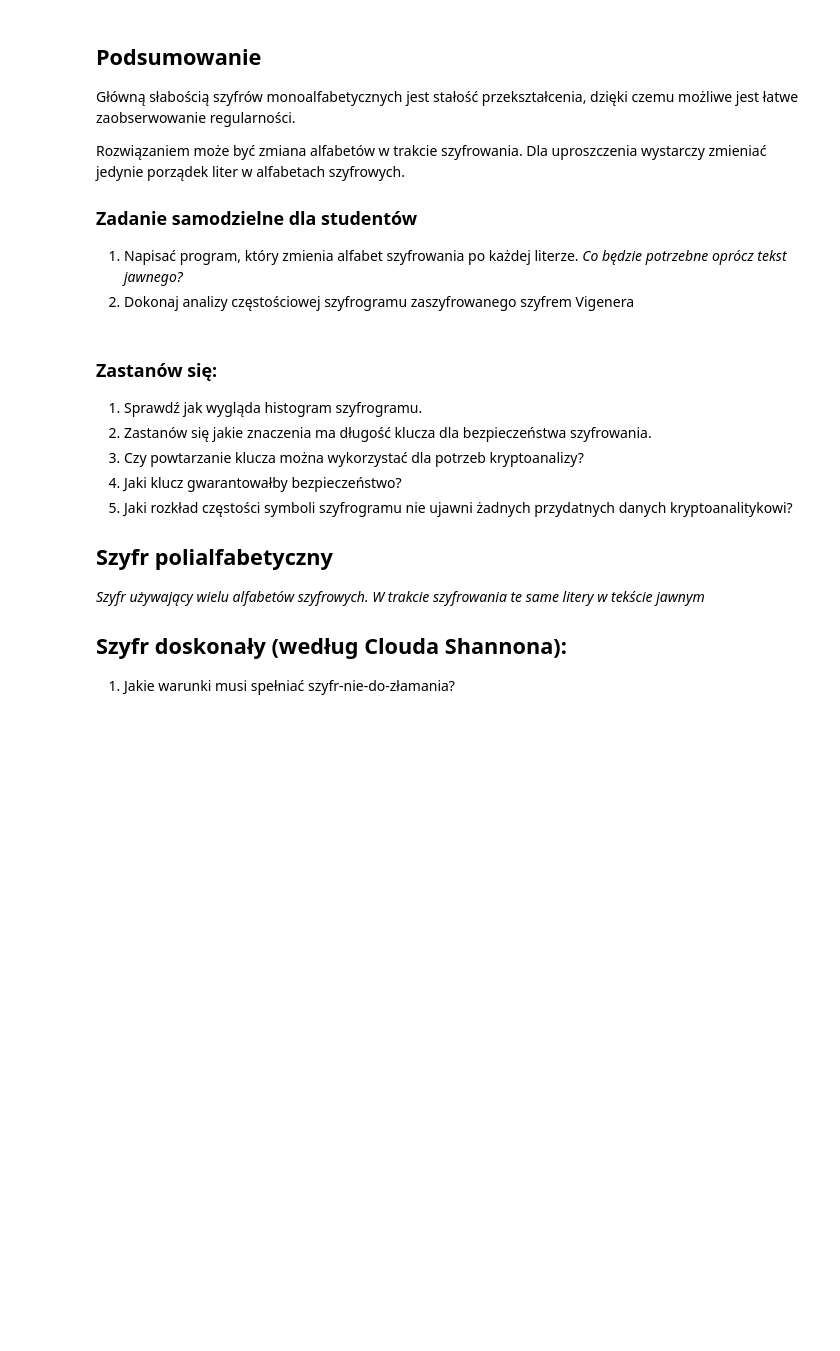
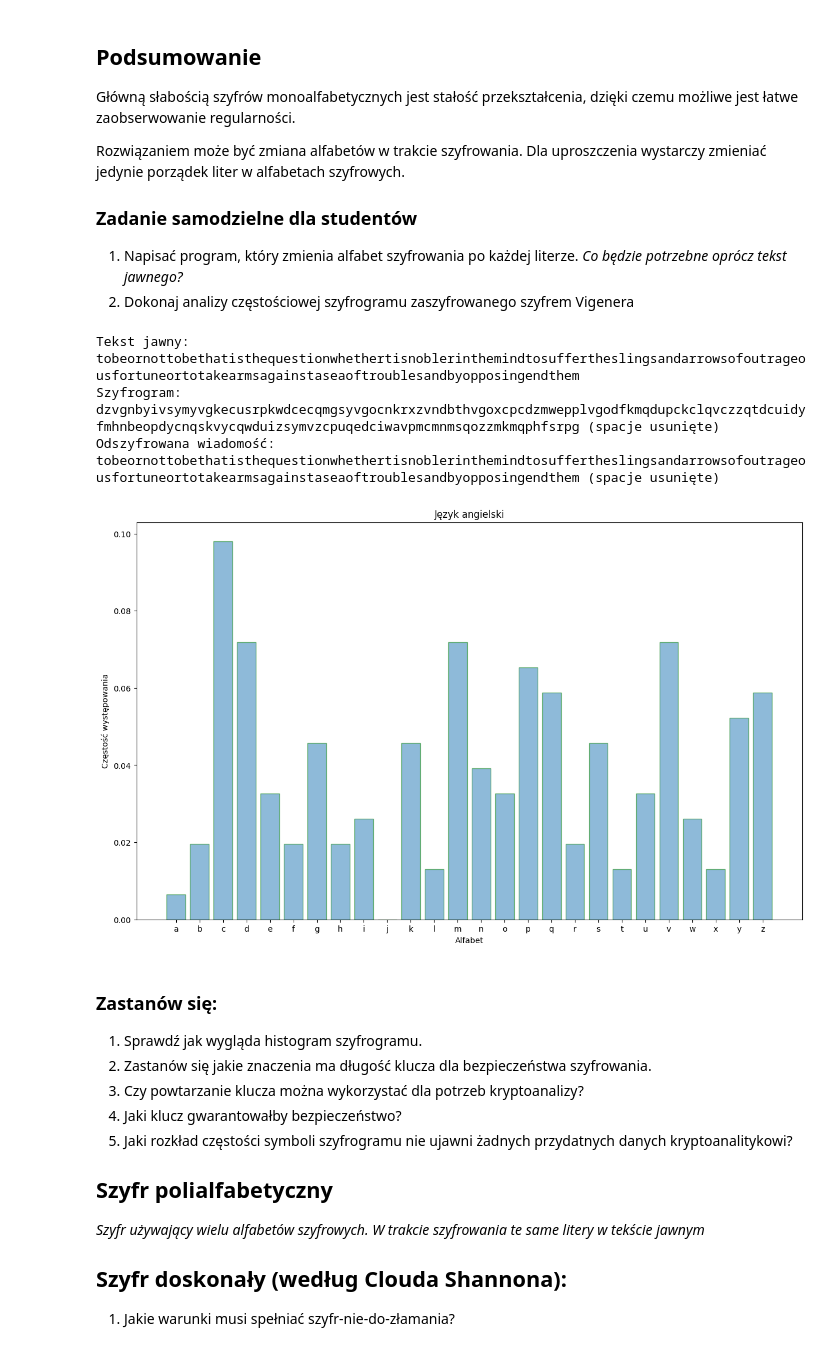
Before and after one commit to rkawa01/cryptography-course, a Jupyter notebook: Lab1/Laboratorium_01_4students.ipynb, the cells around one changed output. Drawn from its saved outputs; the diff is of its cells as text; code cells hidden in the pictures; blank space fills up the shorter version.

```diff
--- a/Lab1/Laboratorium_01_4students.ipynb
+++ b/Lab1/Laboratorium_01_4students.ipynb
@@ -98,3 +213,49 @@ ciphertext = ""
+# %%
+plaintext = "tobeornottobethatisthequestionwhethertisnoblerinthemindtosuffertheslingsandarrowsofoutrageousfortuneortotakearmsagainstaseaoftroublesandbyopposingendthem"
+key = "klucz"
+ciphertext = ""
+
+plaintext = plaintext.lower()
+
+print("Tekst jawny: ", plaintext)
+
+for i,char in enumerate(plaintext):
+    jump = key[i % len(key)]
+    ciphertext = ciphertext + alphabet[(alphabet.index(char) + alphabet.index(jump)) % alphabet_size]
+
+print("Szyfrogram: ",  ciphertext, "(spacje usunięte)")
+
+decodedtext = ""
+for i,char in enumerate(ciphertext):
+    jump = key[i % len(key)]
+    decodedtext = decodedtext + alphabet[(alphabet.index(char) - alphabet.index(jump)) % alphabet_size]
+
+print("Odszyfrowana wiadomość: ",  decodedtext,  "(spacje usunięte)")
+
+char_count = {}
+for char in alphabet:
+    char_count[char] = ciphertext.count(char)
+
+frequency = []
+for char in alphabet:
+    if char in char_count:
+        frequency.append(char_count[char]/length)
+    else:
+        frequency.append(0)
+
+labels = np.arange(26)
+plt.figure(figsize=(15,9))
+plt.bar(labels, frequency, alpha=0.5, edgecolor="green")
+plt.xlabel('Alfabet')
+plt.xticks(np.arange(26), alphabet)
+plt.title("Język angielski");
+plt.ylabel('Częstość występowania')
+plt.show()
+# %% [output]
+Tekst jawny:  tobeornottobethatisthequestionwhethertisnoblerinthemindtosuffertheslingsandarrowsofoutrageousfortuneortotakearmsagainstaseaoftroublesandbyopposingendthem
+Szyfrogram:  dzvgnbyivsymyvgkecusrpkwdcecqmgsyvgocnkrxzvndbthvgoxcpcdzmwepplvgodfkmqdupckclqvczzqtdcuidyfmhnbeopdycnqskvycqwduizsymvzcpuqedciwavpmcmnmsqozzmkmqphfsrpg (spacje usunięte)
+Odszyfrowana wiadomość:  tobeornottobethatisthequestionwhethertisnoblerinthemindtosuffertheslingsandarrowsofoutrageousfortuneortotakearmsagainstaseaoftroublesandbyopposingendthem (spacje usunięte)
+[figure, added]
 # %% [markdown]
 ### Zastanów się:
 1. Sprawdź jak wygląda histogram szyfrogramu.
```
Also changed, not shown: parts of 9 cells of this notebook, 5 other files.
